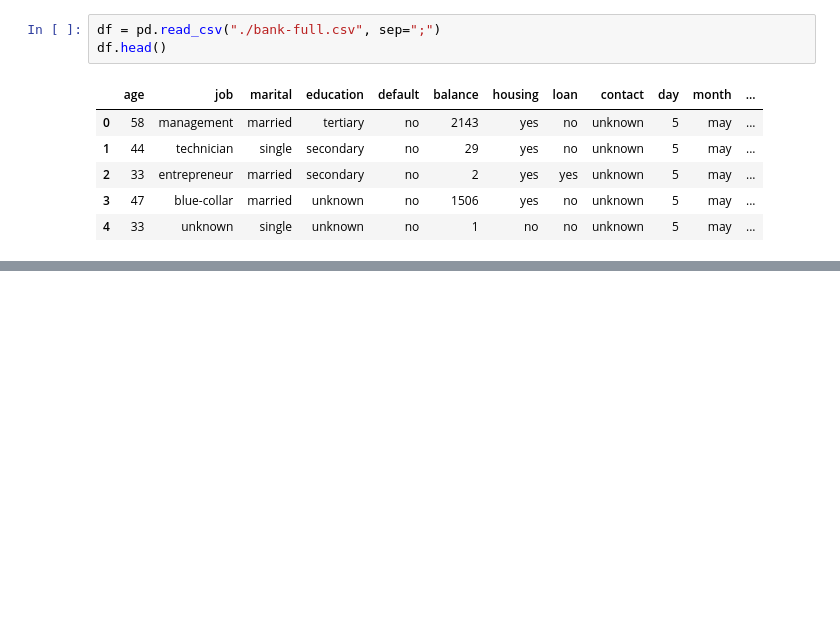
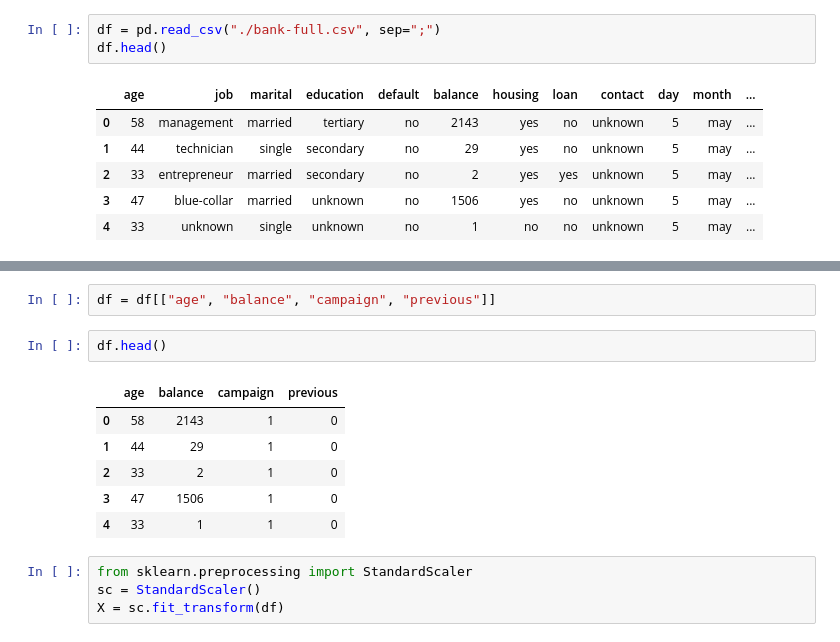
Before and after one commit to yugitti/DataSciencePractice, a Jupyter notebook: ch9.ipynb, the cells around one changed output, grey strips where cells are left out. Cells and saved outputs as stored; diff of their text form; blank space fills up the shorter version.

```diff
--- a/ch9.ipynb
+++ b/ch9.ipynb
@@ -52,0 +60,15 @@ df.head()
+# %%
+df = df[["age", "balance", "campaign", "previous"]]
+# %%
+df.head()
+# %% [output]
+|  | age | balance | campaign | previous |
+| 0 | 58 | 2143 | 1 | 0 |
+| 1 | 44 | 29 | 1 | 0 |
+| 2 | 33 | 2 | 1 | 0 |
+| 3 | 47 | 1506 | 1 | 0 |
+| 4 | 33 | 1 | 1 | 0 |
+# %%
+from sklearn.preprocessing import StandardScaler
+sc = StandardScaler()
+X = sc.fit_transform(df)
```
Also changed, not shown: parts of 20 cells of this notebook.
